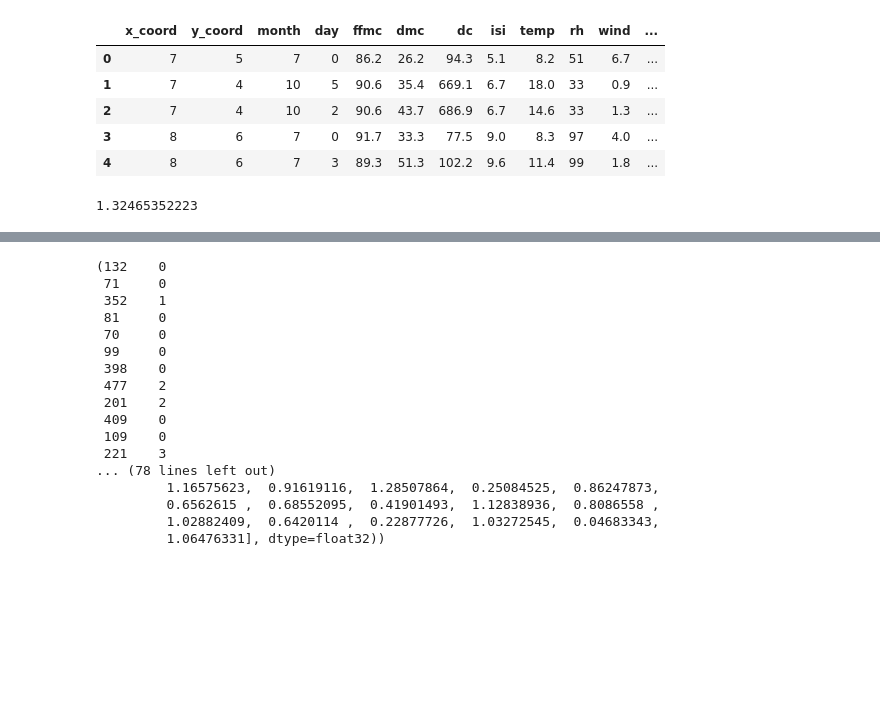
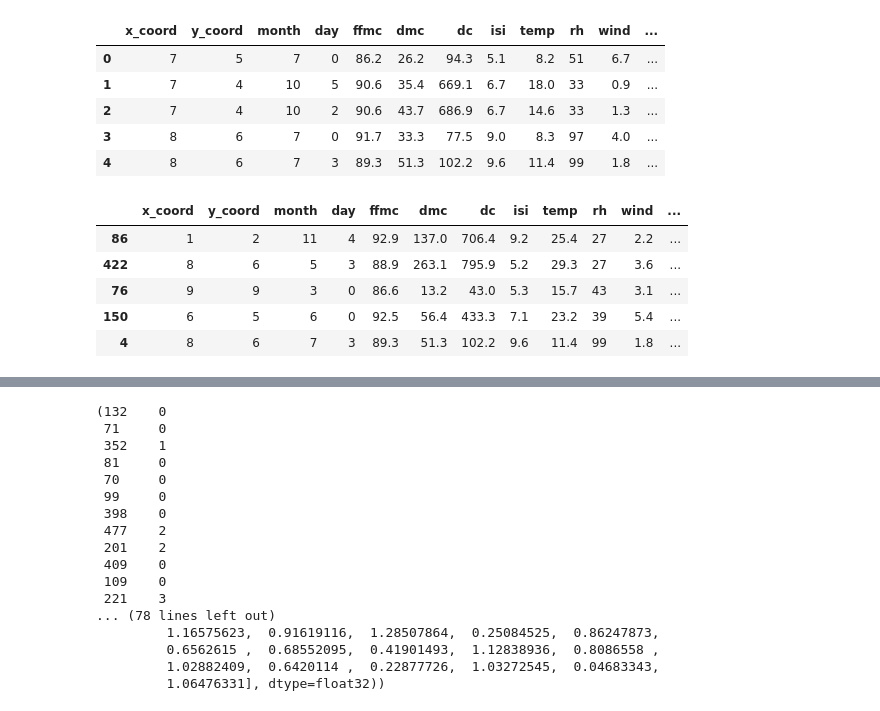
Before and after one commit to janetkok/forest-fire-regression, a Jupyter notebook: Forest Fire Regression Experiment.ipynb, the cells around one changed output, grey strips where cells are left out. Drawn from its saved outputs; the diff is of its cells as text; code cells hidden in the pictures; blank space fills up the shorter version.

```diff
--- a/Forest Fire Regression Experiment.ipynb
+++ b/Forest Fire Regression Experiment.ipynb
@@ -19,0 +25,20 @@ df.head()
+# %%
+mapping = {
+    "jan": 3,
+    "feb": 3,
+    "mar": 0,
+    "apr": 0,
+    "may": 0,
+    "jun": 1,
+    "jul": 1,
+    "aug": 1,
+    "sep": 2,
+    "oct": 2,
+    "nov": 2,
+    "dec": 3
+}
+
+for i, row in df.iterrows():
+    df.ix[i, "season"] = mapping[row["month"]]
+
+df.head()
@@ -73,6 +111,15 @@ X.head()
 | 4 | 8 | 6 | 7 | 3 | 89.3 | 51.3 | 102.2 | 9.6 | 11.4 | 99 | 1.8 | ... |
 # %%
 X_train, X_test, y_train, y_test = split_data(X, y, test_size=0.3, random_state=17)
+
+X_train.head()
+# %% [output]
+|  | x_coord | y_coord | month | day | ffmc | dmc | dc | isi | temp | rh | wind | ... |
+| 86 | 1 | 2 | 11 | 4 | 92.9 | 137.0 | 706.4 | 9.2 | 25.4 | 27 | 2.2 | ... |
+| 422 | 8 | 6 | 5 | 3 | 88.9 | 263.1 | 795.9 | 5.2 | 29.3 | 27 | 3.6 | ... |
+| 76 | 9 | 9 | 3 | 0 | 86.6 | 13.2 | 43.0 | 5.3 | 15.7 | 43 | 3.1 | ... |
+| 150 | 6 | 5 | 6 | 0 | 92.5 | 56.4 | 433.3 | 7.1 | 23.2 | 39 | 5.4 | ... |
+| 4 | 8 | 6 | 7 | 3 | 89.3 | 51.3 | 102.2 | 9.6 | 11.4 | 99 | 1.8 | ... |
 # %%
 from sklearn.pipeline import Pipeline
 from sklearn.feature_selection import SelectKBest, chi2
@@ -80,12 +127,7 @@ from sklearn.metrics import mean_squared_error
 
 from xgboost import XGBRegressor
 
-clf = Pipeline([
+pipe = Pipeline([
     ("reduce_dim", SelectKBest(chi2, k=4)),
-    ("model", XGBRegressor())
+    ("model", XGBRegressor(learning_rate=0.1, n_estimators=100))
 ])
-clf.fit(X_train, y_train)
-
-print(np.sqrt(mean_squared_error(y_test, clf.predict(X_test))))
-# %% [output]
-1.32465352223
```
Also changed, not shown: parts of 5 cells of this notebook.
